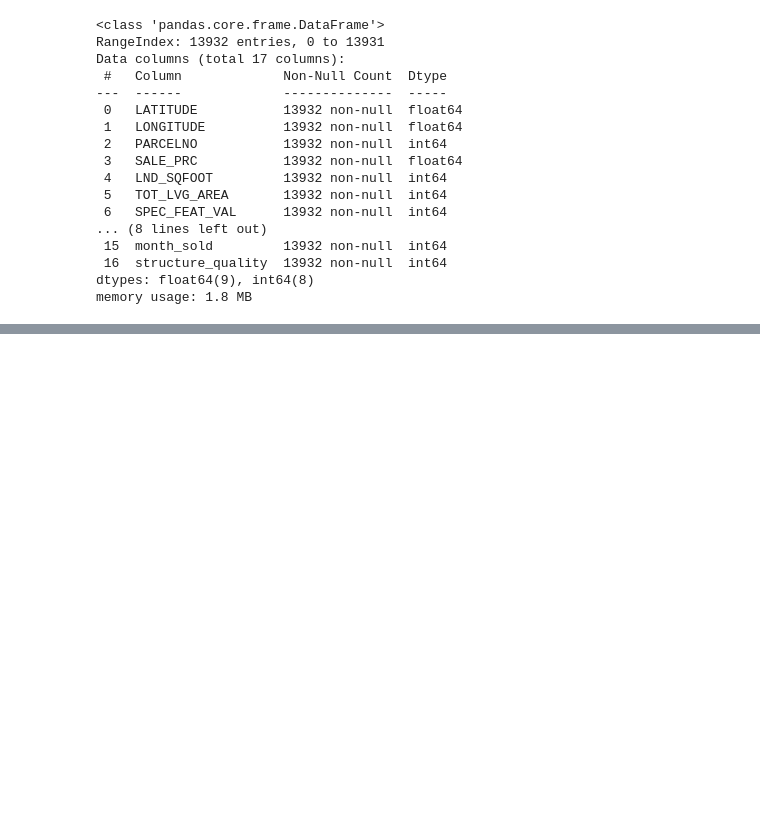
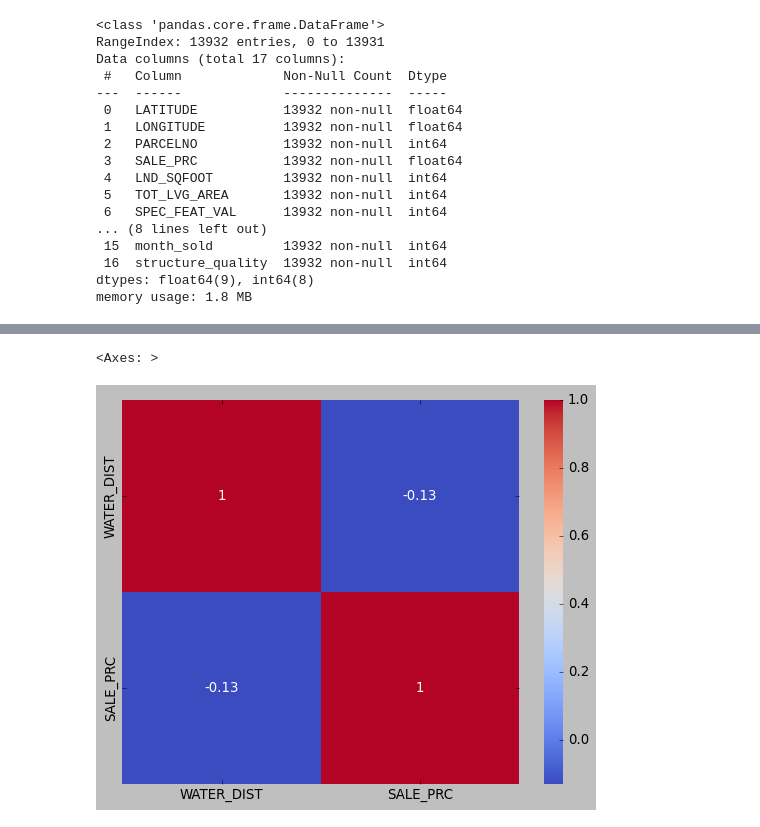
Before and after one commit to amararamsay347/MiamiHousing, a Jupyter notebook: archive (1)/miami-housing-visuals.ipynb, the cells around one changed output, grey strips where cells are left out. Cells and saved outputs as stored; diff of their text form; code cells hidden in the pictures; blank space fills up the shorter version.

```diff
--- a/archive (1)/miami-housing-visuals.ipynb
+++ b/archive (1)/miami-housing-visuals.ipynb
@@ -56,0 +69,22 @@ miami_data.describe()
+# %%
+import plotly.express as px
+
+#Put houses in a price range and assort by color
+miami_data['PRICE_RANGE'] = pd.cut(miami_data['SALE_PRC'], bins=[0, 200000, 400000, 600000, 800000, 1000000, 2000000, 5000000], labels=['0-200k', '200k-400k', '400k-600k', '600k-800k', '800k-1M', '1M-2M', '2M-5M'])
+
+#Plot the longitude and lattitude on the map using a color to represent the sq ft
+fig = px.scatter_mapbox(miami_data,
+                        lat="LATITUDE",
+                        lon="LONGITUDE",
+                        size="LND_SQFOOT",
+                        color="PRICE_RANGE",
+                        color_discrete_sequence=px.colors.qualitative.Plotly,
+                        size_max=18,
+                        zoom=10,
+                        hover_name="SALE_PRC",
+                        hover_data = ["LND_SQFOOT", "PRICE_RANGE"]
+                        )
+
+fig.update_layout(mapbox_style="open-street-map")
+fig.update_layout(margin={"r":0,"t":0,"l":0,"b":0})
+fig.show()
@@ -56,0 +115,12 @@ miami_data.describe()
+# %%
+#Comparing the features of water distance to the price to see if it has any causality in driving the prices.
+
+import seaborn as sns
+
+miami_data[["WATER_DIST", "SALE_PRC"]].corr()
+
+#Visualizing the relationship between water distance and sale price by using a heat map
+sns.heatmap(miami_data[["WATER_DIST", "SALE_PRC"]].corr(), annot=True, cmap="coolwarm")
+# %% [output]
+<Axes: >
+[figure, added]
```
Also changed, not shown: parts of 3 cells of this notebook.
